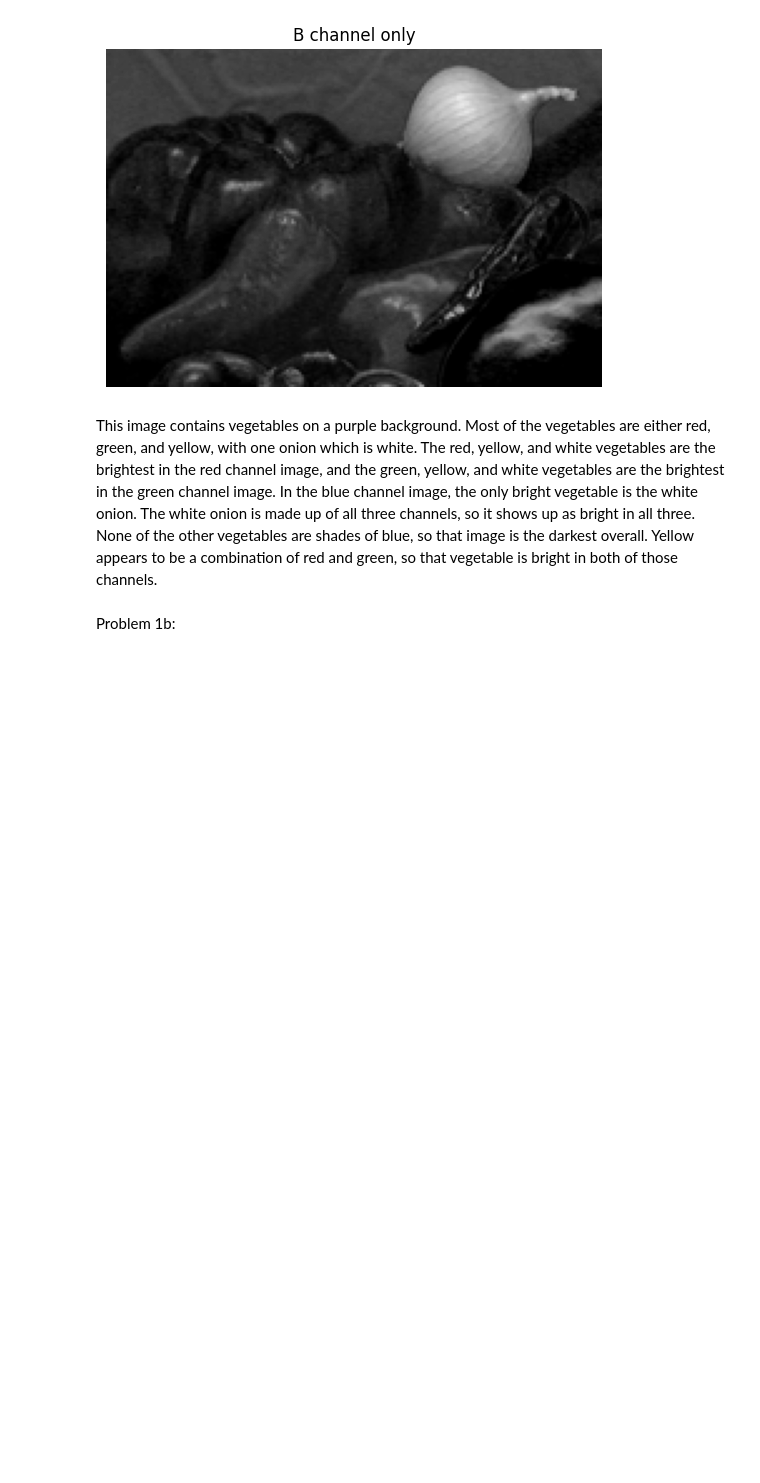
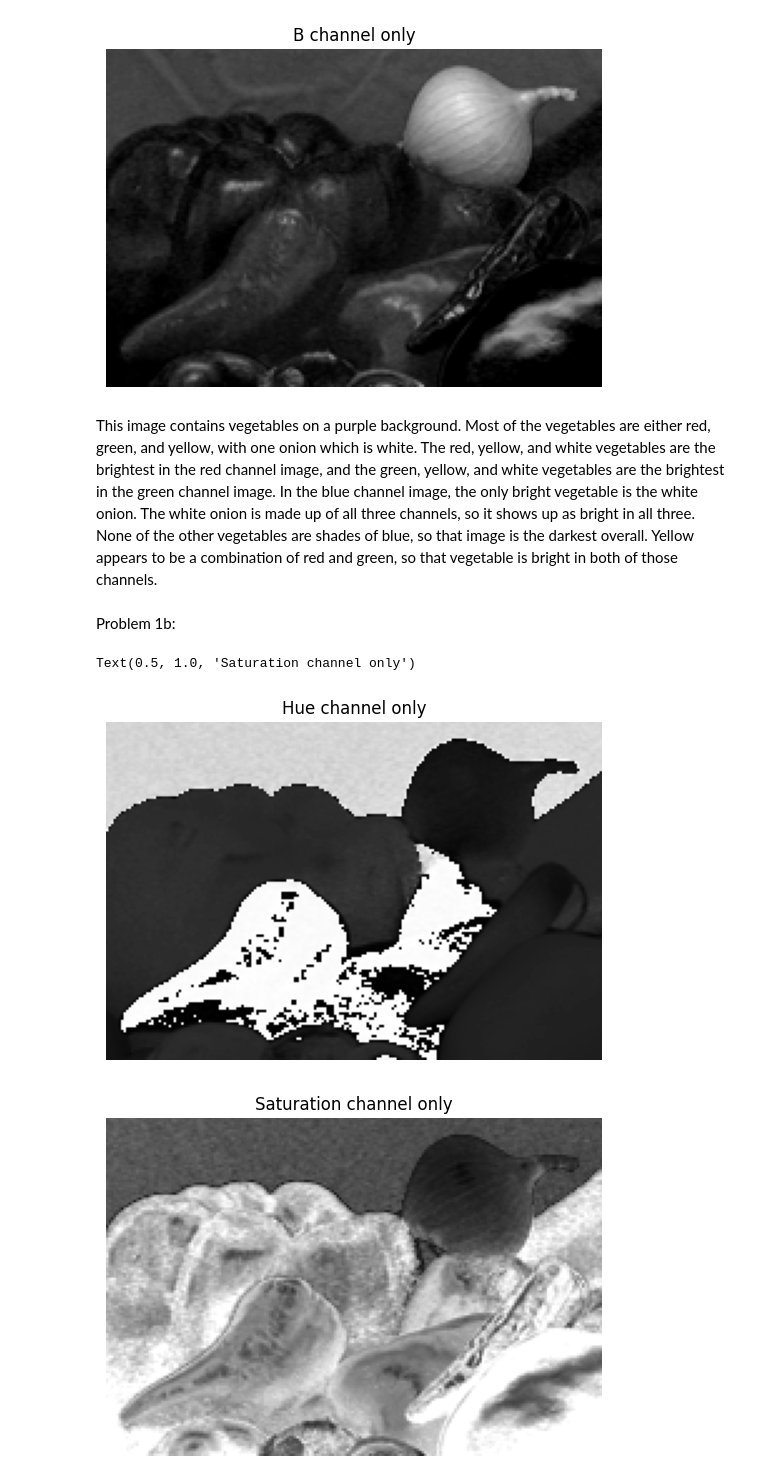
Before and after one commit to NMakarov97/ECE-GY-6123, a Jupyter notebook: HW1/ECE-6123 HW1.ipynb, the cells around one changed output. Drawn from its saved outputs; the diff is of its cells as text; code cells hidden in the pictures; blank space fills up the shorter version.

Commit message:
Add section for saturation channel conversion

```diff
--- a/HW1/ECE-6123 HW1.ipynb
+++ b/HW1/ECE-6123 HW1.ipynb
@@ -57,16 +57,27 @@ Problem 1b:
 # %%
 # Normalize RGB arrays
 R = R_data/255
 G = G_data/255
 B = B_data/255
 
 # Create hue (H) data array and create image
 theta = np.arccos((1/2*((R-G)+(R-B)))/np.sqrt((R-G)*(R-G)+(R-B)*(G-B))) * 180/np.pi # Calculate theta in degrees
 H = np.zeros_like(theta) # Init hue array
 TF = B <= G
 H[TF] = theta[TF] # First part of hue array
 H[~TF] = 360-theta[~TF] # Second part of the hue array
 plt.figure()
 plt.imshow(H, cmap='gray', vmin=0, vmax=360)
 plt.axis('off')
 plt.title('Hue channel only')
+
+# Create saturation (S) data array and create image
+S = 1 - (3 * np.min([R,G,B],axis=0))/(R+G+B)
+plt.figure()
+plt.imshow(S, cmap='gray', vmin=0, vmax=1)
+plt.axis('off')
+plt.title('Saturation channel only')
+# %% [output]
+Text(0.5, 1.0, 'Saturation channel only')
+[figure, added]
+[figure, added]
```
